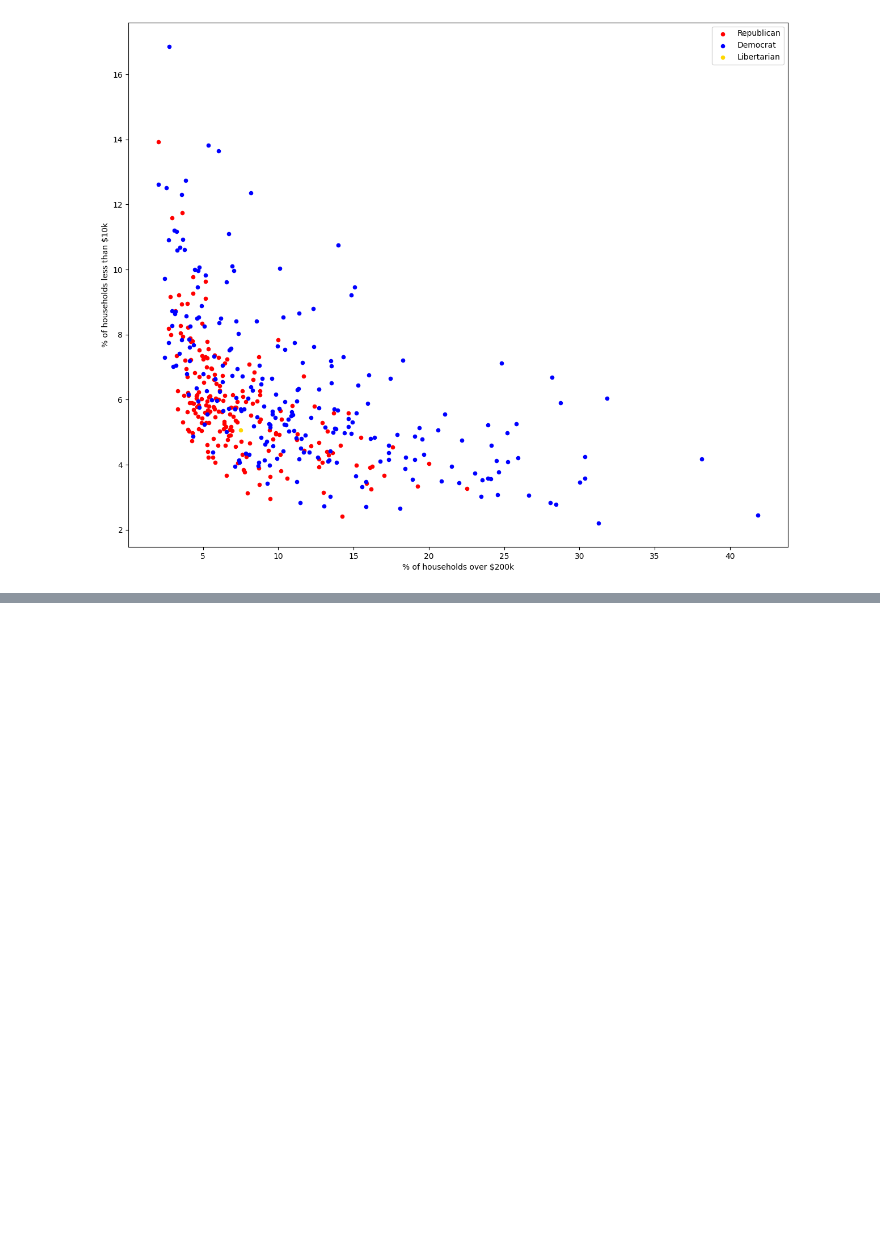
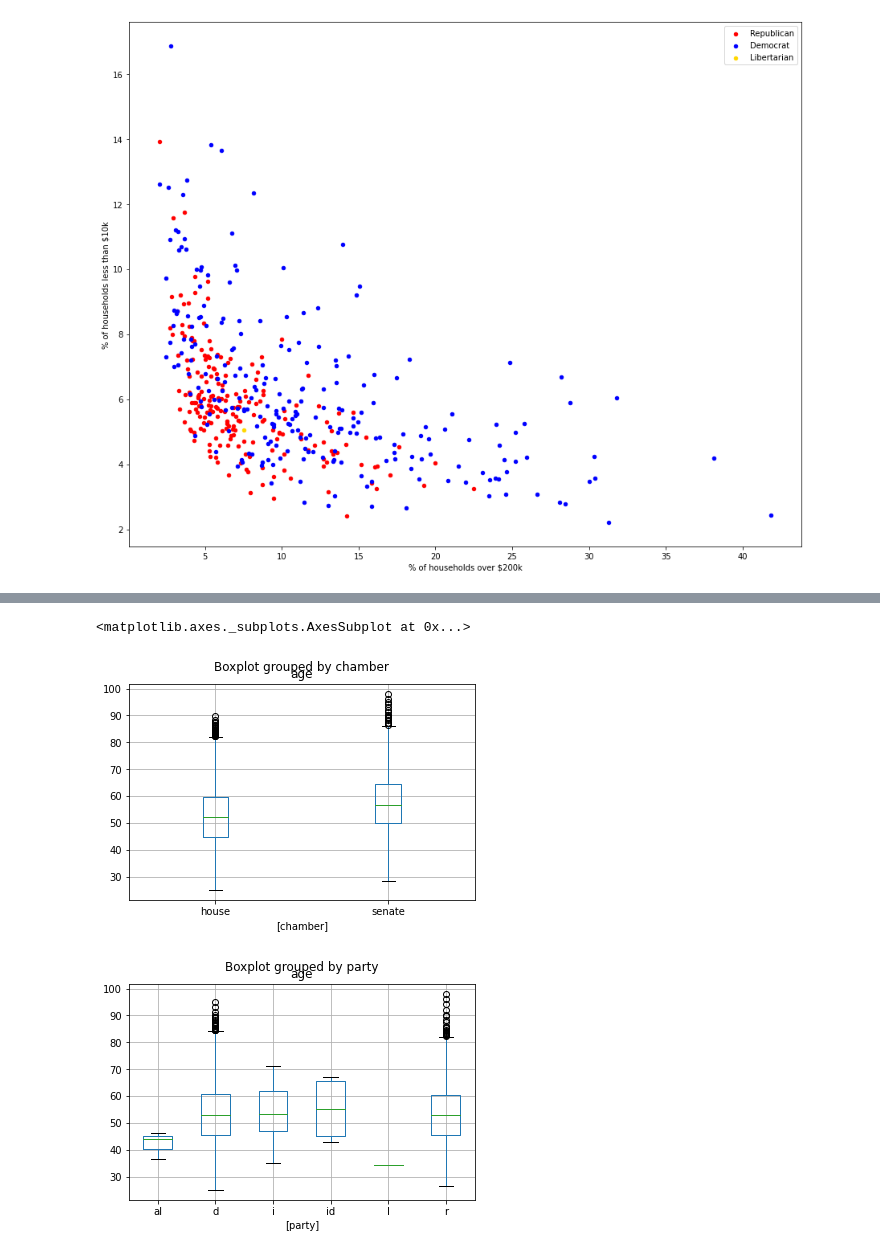
Before and after one commit to harrisonp1223/CongressionalAnalytics, a Jupyter notebook: Untitled.ipynb, the cells around one changed output, grey strips where cells are left out. Saved outputs shown, nothing was run; the diff lists cells and outputs as text; code cells hidden in the pictures; blank space fills up the shorter version.

```diff
--- a/Untitled.ipynb
+++ b/Untitled.ipynb
@@ -164,0 +218,7 @@ merged_df.to_csv("congressional_district_with_parties.csv")
+# %%
+party_df.boxplot(by = "chamber")
+party_df.boxplot(by = "party")
+# %% [output]
+<matplotlib.axes._subplots.AxesSubplot at 0x...>
+[figure, added]
+[figure, added]
```
Also changed, not shown: parts of 3 cells of this notebook.
